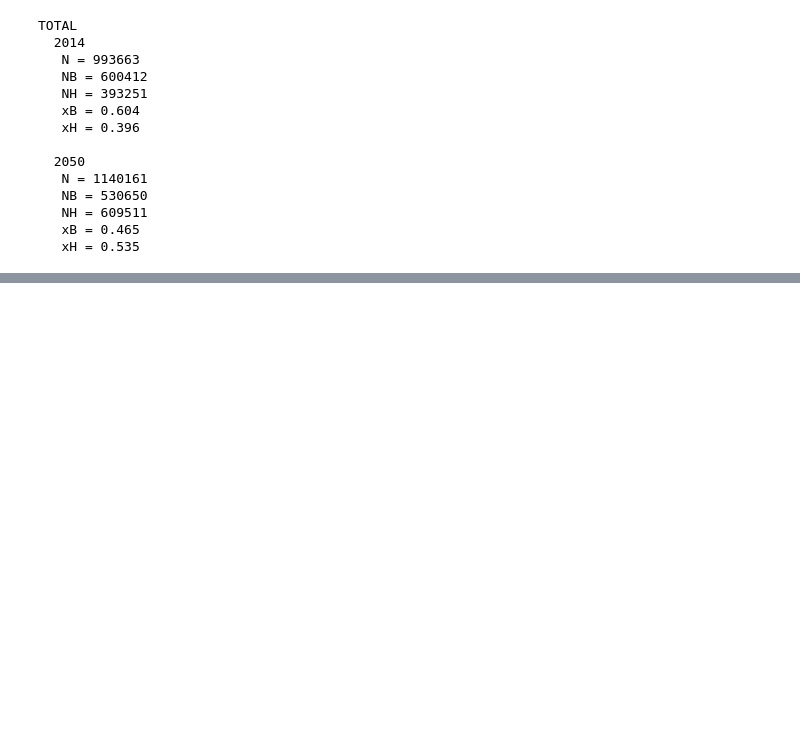
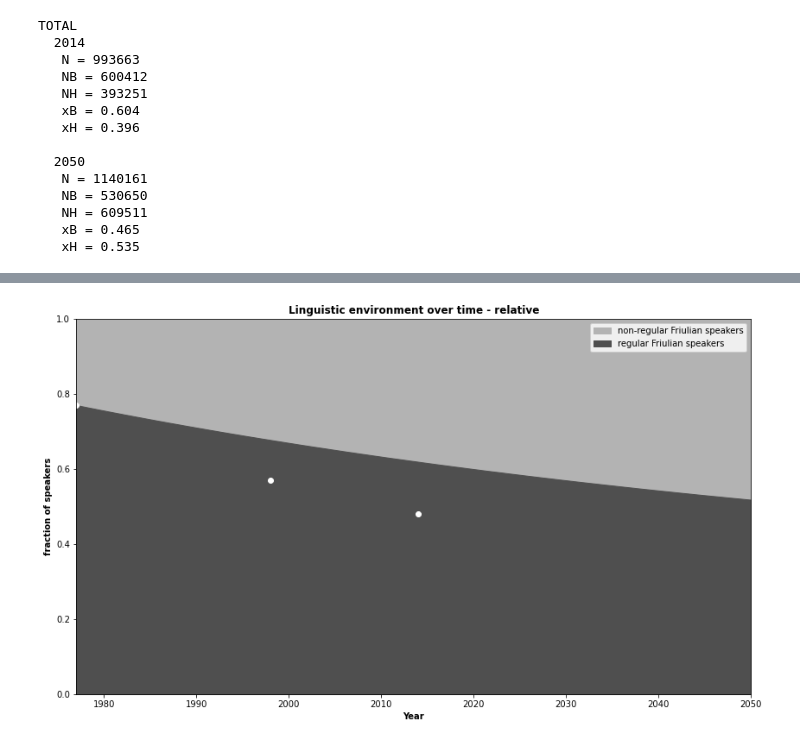
Before and after one commit to teasko/language_dynamics_modeling, a Jupyter notebook: Friulian_in_FVG/analysis_friul.ipynb, the cells around one changed output, grey strips where cells are left out. Cells and saved outputs as stored; diff of their text form; code cells hidden in the pictures; blank space fills up the shorter version.

```diff
--- a/Friulian_in_FVG/analysis_friul.ipynb
+++ b/Friulian_in_FVG/analysis_friul.ipynb
@@ -466,0 +527,7 @@ TOTAL
+# %%
+plot_trajectory_relative_fill(traj_old,
+                              data_old,
+                              "regular Friulian",
+                              fname="plots/old_relative_filled_all_regular.png")
+# %% [output]
+[figure, added]
```
Also changed, not shown: parts of 19 cells of this notebook.
